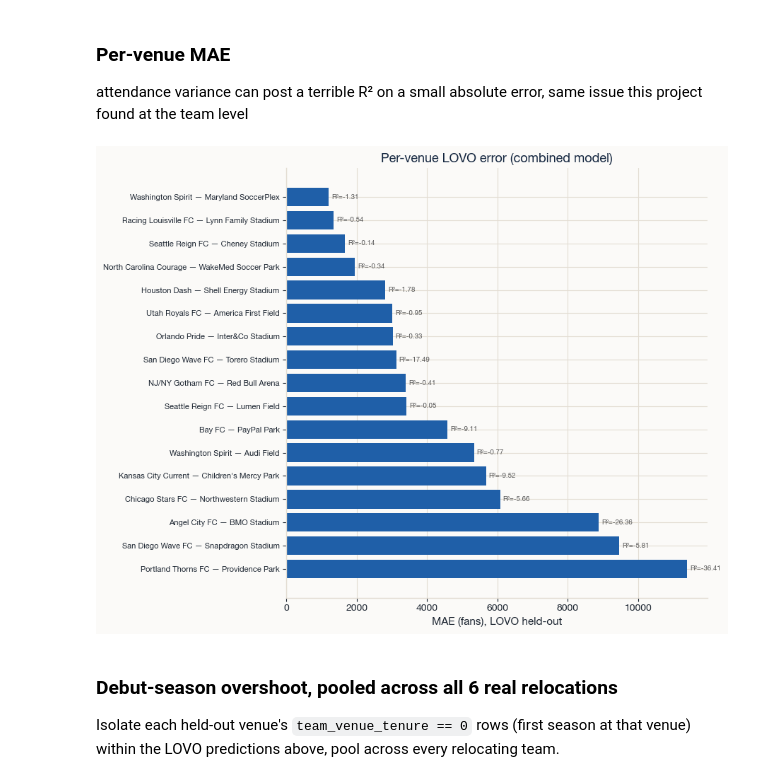
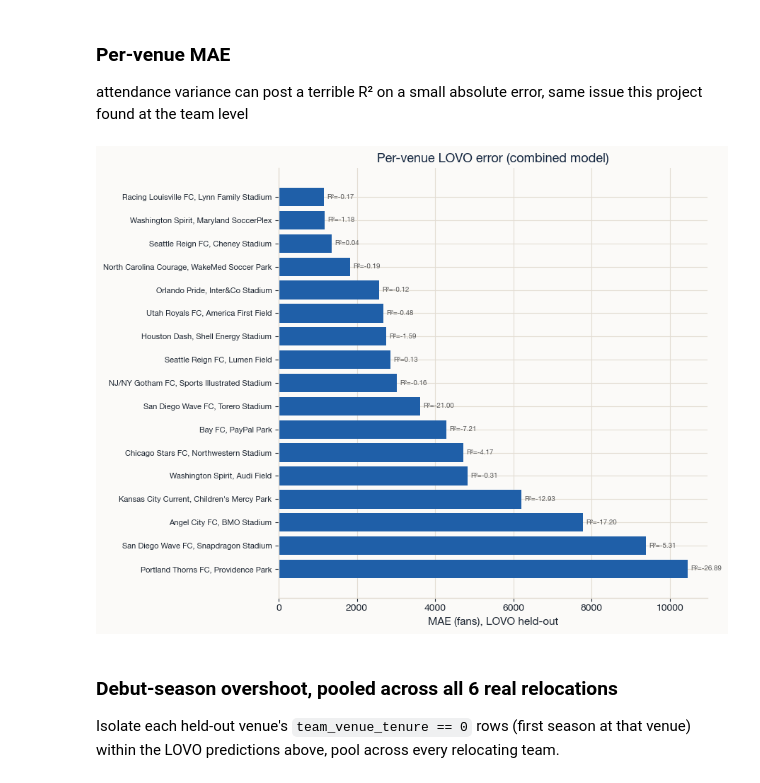
Before and after one commit to isabelpt/nwsl-gotham-relocation, a Jupyter notebook: code/11_catboost_attendance_model.ipynb, the cells around one changed output. Cells and saved outputs as stored; diff of their text form; code cells hidden in the pictures.

```diff
--- a/code/11_catboost_attendance_model.ipynb
+++ b/code/11_catboost_attendance_model.ipynb
@@ -60,9 +60,10 @@ OUTPUT_DIR = os.path.join("..", "output")
 os.makedirs(OUTPUT_DIR, exist_ok=True)
 
 CAT_FEATURES = ["day_of_week", "venue_name", "home_team", "away_team"]
+NEW_COLS = ['ppg', 'points_back_from_playoff_line', 'temp_max_c', 'precipitation_mm', 'stop_count_catchment', 'pct_commute_transit', 'prior_sellout_rate']  # ppg (restored baseline feature) + playoff distance + weather + transit-dependence + prior sellout history
 NUM_FEATURES = ["table_rank", "opponent_table_rank", "days_since_last_home_game", "year",
                  "stadium_capacity", "dedicated_soccer_facility", "shared_with_other_league",
-                 "team_venue_tenure", "team_league_tenure"]  # metro_size deliberately excluded
+                 "team_venue_tenure", "team_league_tenure"] + NEW_COLS  # metro_size deliberately excluded
 FEATURES = CAT_FEATURES + NUM_FEATURES
 TARGET = "log_attendance"
 
@@ -117,13 +118,16 @@ def raw_metrics(y_true_log, y_pred_log):
     )
 
 
-def fit_stage(train_df):
+DEFAULT_CB_PARAMS = dict(iterations=1000, learning_rate=0.1, depth=6)  # the untuned original spec
+
+
+def fit_stage(train_df, cb_params=None):
     """Fit both stages on a training fold, in a leakage-safe way (each fold refits its own
     linear coefficient, not the global 04 coefficient, so validation folds don't peek at data
     outside their own training set)."""
     lin = smf.ols("log_attendance ~ log_metro_size", data=train_df).fit()
     train_resid = train_df["log_attendance"] - lin.predict(train_df)
-    cb = CatBoostRegressor(iterations=1000, learning_rate=0.1, depth=6, verbose=False)
+    cb = CatBoostRegressor(**(cb_params or DEFAULT_CB_PARAMS), verbose=False)
     cb.fit(train_df[FEATURES], train_resid, cat_features=CAT_FEATURES)
     return lin, cb
 
@@ -156,7 +222,7 @@ for _, pair in venue_pairs.iterrows():
     team, venue = pair["home_team"], pair["venue_name"]
     is_held_out = (reg_df["home_team"] == team) & (reg_df["venue_name"] == venue)
     train, test = reg_df[~is_held_out], reg_df[is_held_out]
-    lin_f, cb_f = fit_stage(train)
+    lin_f, cb_f = fit_stage(train, CB_PARAMS)
     y_pred = predict_stage(lin_f, cb_f, test)
     m = raw_metrics(test["log_attendance"].values, y_pred)
     lovo_rows.append({"team": team, "venue_name": venue, "n_games": len(test), **m,
@@ -236,20 +302,20 @@ found at the team level
 # %%
 plot_df = lovo_df.sort_values("mae")
 fig, ax = plt.subplots(figsize=(9, 7))
-labels = plot_df["team"] + " — " + plot_df["venue_name"]
+labels = plot_df["team"] + ", " + plot_df["venue_name"]
 y_pos = np.arange(len(plot_df))
 ax.barh(y_pos, plot_df["mae"], color=NWSL_PALETTE[0])
 ax.set_yticks(y_pos, labels, fontsize=8)
 ax.invert_yaxis()
 ax.set_xlabel("MAE (fans), LOVO held-out")
 ax.set_title("Per-venue LOVO error (combined model)")
 for i, (mae, r2) in enumerate(zip(plot_df["mae"], plot_df["r2"])):
     ax.text(mae + 80, i, f"R²={r2:.2f}", va="center", fontsize=7, color="#555")
 fig.tight_layout()
 fig.savefig(os.path.join(OUTPUT_DIR, "catboost_lovo_per_venue_mae.png"), dpi=150)
 plt.show()
 # %% [output]
-[figure, old version]
+[figure, new version]
 # %% [markdown]
 ### Debut-season overshoot, pooled across all 6 real relocations
 
```
Also changed, not shown: parts of 14 cells of this notebook, 55 other files.
